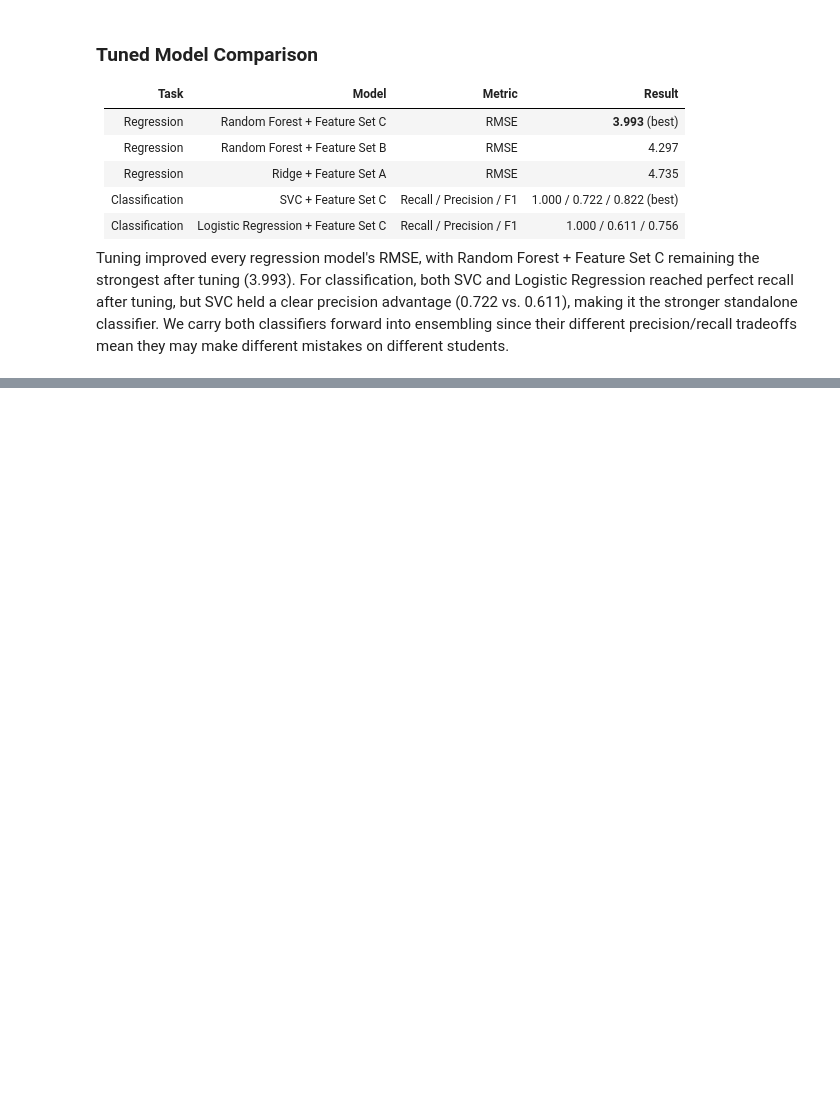
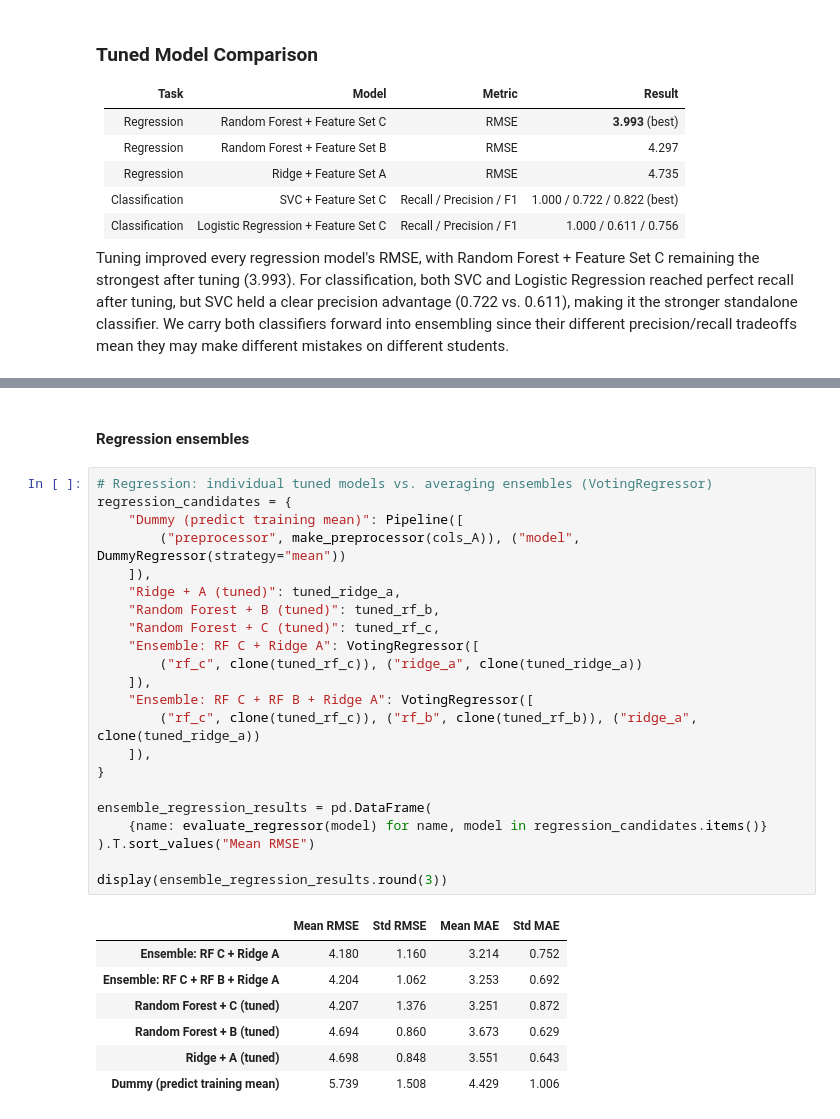
Before and after one commit to mariabssadh1-droid/spark_check, a Jupyter notebook: INSY 674-Group Project.ipynb, the cells around one changed output, grey strips where cells are left out. Drawn from its saved outputs; the diff is of its cells as text; blank space fills up the shorter version.

```diff
--- a/INSY 674-Group Project.ipynb
+++ b/INSY 674-Group Project.ipynb
@@ -2131,0 +2186,32 @@ Tuning improved every regression model's RMSE, with Random Forest + Feature Set
+# %% [markdown]
+#### Regression ensembles
+# %%
+# Regression: individual tuned models vs. averaging ensembles (VotingRegressor)
+regression_candidates = {
+    "Dummy (predict training mean)": Pipeline([
+        ("preprocessor", make_preprocessor(cols_A)), ("model", DummyRegressor(strategy="mean"))
+    ]),
+    "Ridge + A (tuned)": tuned_ridge_a,
+    "Random Forest + B (tuned)": tuned_rf_b,
+    "Random Forest + C (tuned)": tuned_rf_c,
+    "Ensemble: RF C + Ridge A": VotingRegressor([
+        ("rf_c", clone(tuned_rf_c)), ("ridge_a", clone(tuned_ridge_a))
+    ]),
+    "Ensemble: RF C + RF B + Ridge A": VotingRegressor([
+        ("rf_c", clone(tuned_rf_c)), ("rf_b", clone(tuned_rf_b)), ("ridge_a", clone(tuned_ridge_a))
+    ]),
+}
+
+ensemble_regression_results = pd.DataFrame(
+    {name: evaluate_regressor(model) for name, model in regression_candidates.items()}
+).T.sort_values("Mean RMSE")
+
+display(ensemble_regression_results.round(3))
+# %% [output]
+|  | Mean RMSE | Std RMSE | Mean MAE | Std MAE |
+| Ensemble: RF C + Ridge A | 4.180 | 1.160 | 3.214 | 0.752 |
+| Ensemble: RF C + RF B + Ridge A | 4.204 | 1.062 | 3.253 | 0.692 |
+| Random Forest + C (tuned) | 4.207 | 1.376 | 3.251 | 0.872 |
+| Random Forest + B (tuned) | 4.694 | 0.860 | 3.673 | 0.629 |
+| Ridge + A (tuned) | 4.698 | 0.848 | 3.551 | 0.643 |
+| Dummy (predict training mean) | 5.739 | 1.508 | 4.429 | 1.006 |
```
Also changed, not shown: parts of 18 cells of this notebook.
